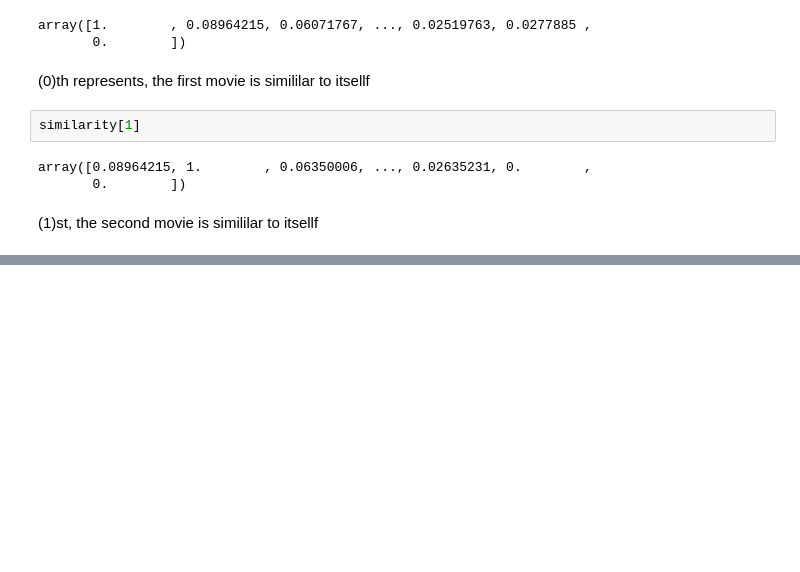
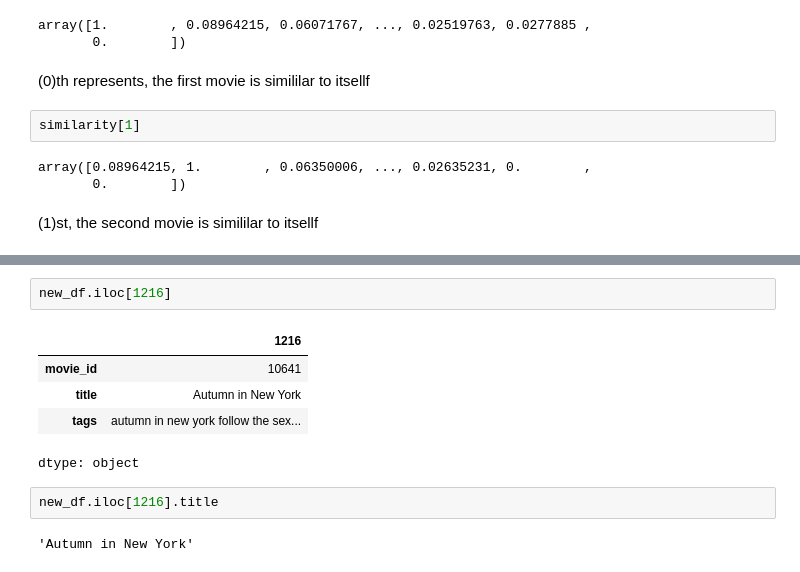
Before and after one commit to 9bishal/content-based-movie-recommender, a Jupyter notebook: content_based_movie_recommender.ipynb, the cells around one changed output, grey strips where cells are left out. Saved outputs shown, nothing was run; the diff lists cells and outputs as text; blank space fills up the shorter version.

```diff
--- a/content_based_movie_recommender.ipynb
+++ b/content_based_movie_recommender.ipynb
@@ -505,0 +603,12 @@ array([0.08964215, 1.        , 0.06350006, ..., 0.02635231, 0.        ,
+# %%
+new_df.iloc[1216]
+# %% [output]
+|  | 1216 |
+| movie_id | 10641 |
+| title | Autumn in New York |
+| tags | autumn in new york follow the sex... |
+dtype: object
+# %%
+new_df.iloc[1216].title
+# %% [output]
+'Autumn in New York'
```
Also changed, not shown: parts of 17 cells of this notebook.
